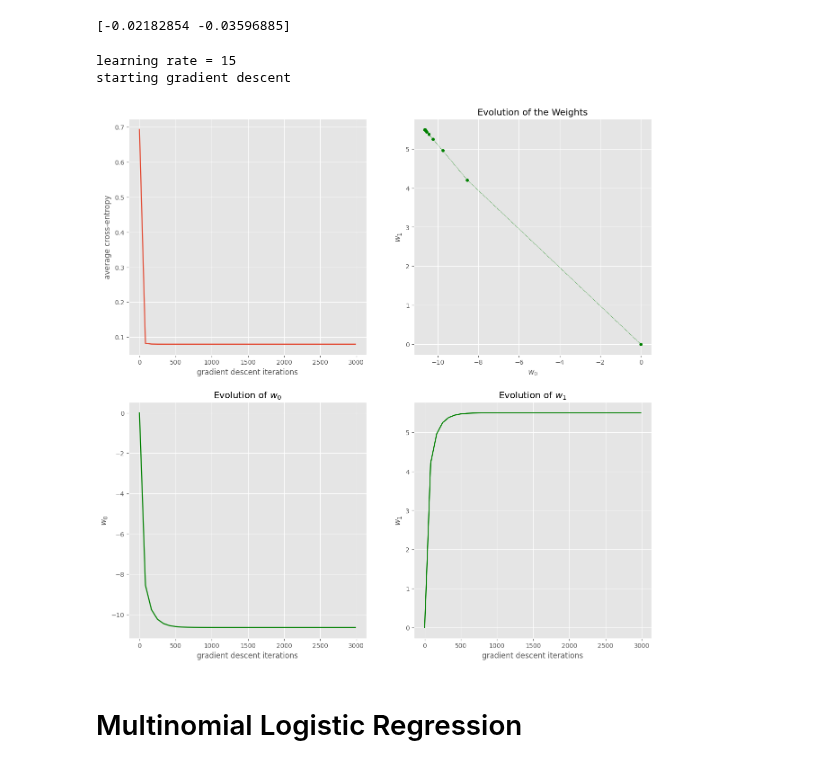
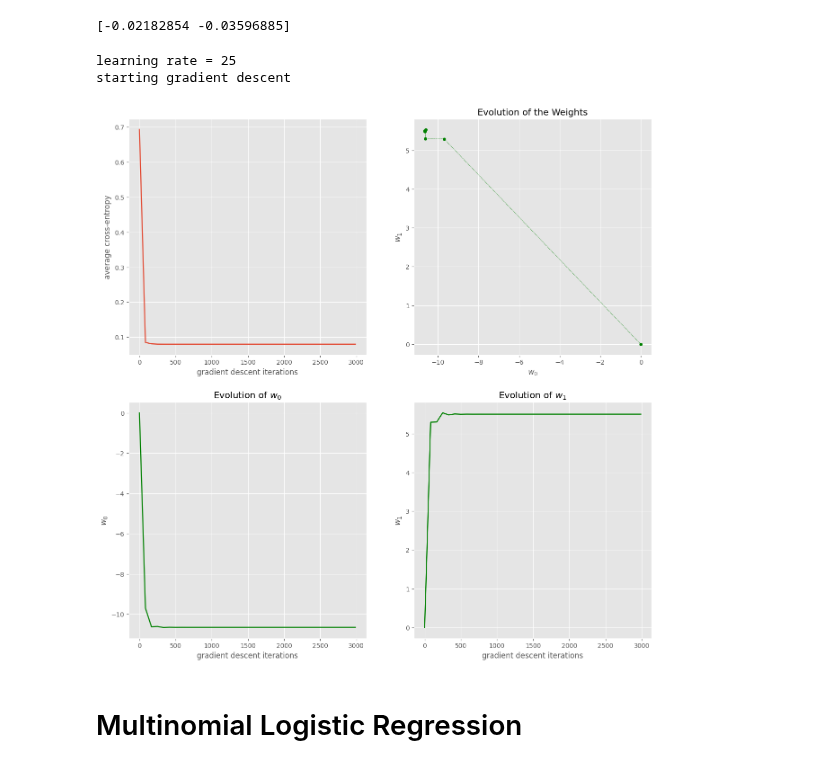
Before and after one commit to dylanneve1/4c16-labs, a Jupyter notebook: lab-02/Lab 2.ipynb, the cells around one changed output. Saved outputs shown, nothing was run; the diff lists cells and outputs as text; code cells hidden in the pictures.

```diff
--- a/lab-02/Lab 2.ipynb
+++ b/lab-02/Lab 2.ipynb
@@ -307,22 +307,22 @@ print(lab_2.gradient(w, X, y))
 # %%
 # Exercise: study the convergence for a few different learning rates,
 # and observe the different behaviours.
 # for instance you can try lr values in {150, 30, 10, 1, 0.001}
 
-lr = 15 # change learning rate here
+lr = 25 # change learning rate here
 w0 = np.array([0,0]);
 print(f"learning rate = {lr}")
 w, loss, its, ws = gradient_descent(w0, X, y, learning_rate=lr, maxit=3000);
 plot_loss_graph_and_weight_evolution(loss, ws, its)
 
 # Question 3
 # Find the learning rate that allows us to converge the fastest to the global optimum.
 # eg. lr = 45 (doesn't have to be super precise, push to assessment to check if answer is ok)
 # write answer in question_3 of lab_2.py
 # %% [output]
-learning rate = 15
+learning rate = 25
 starting gradient descent
-[figure, old version]
+[figure, new version]
 # %%
 # In logistic Regression, we set a parametric model for the likelihood
 # we denote logit = x'w and parametrise the likelihood as
```
